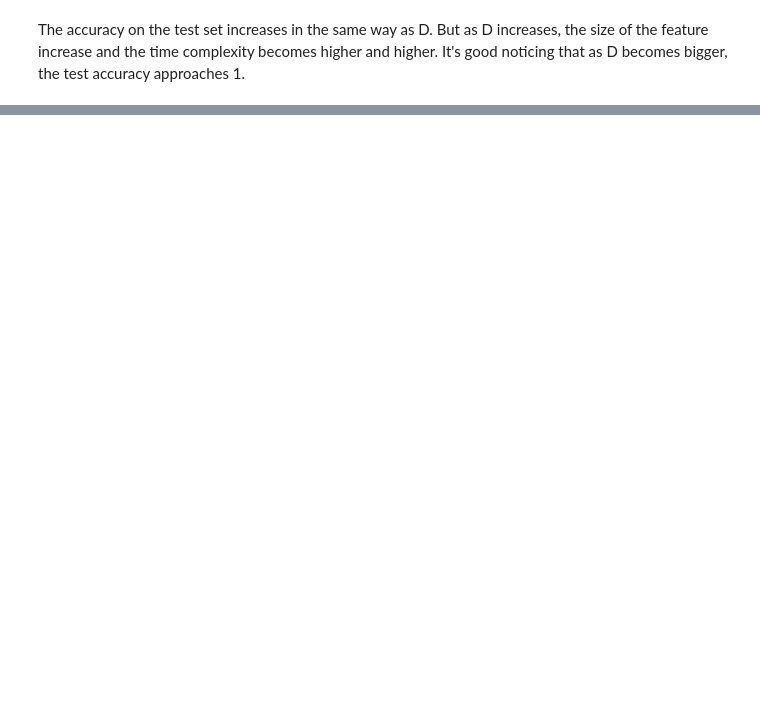
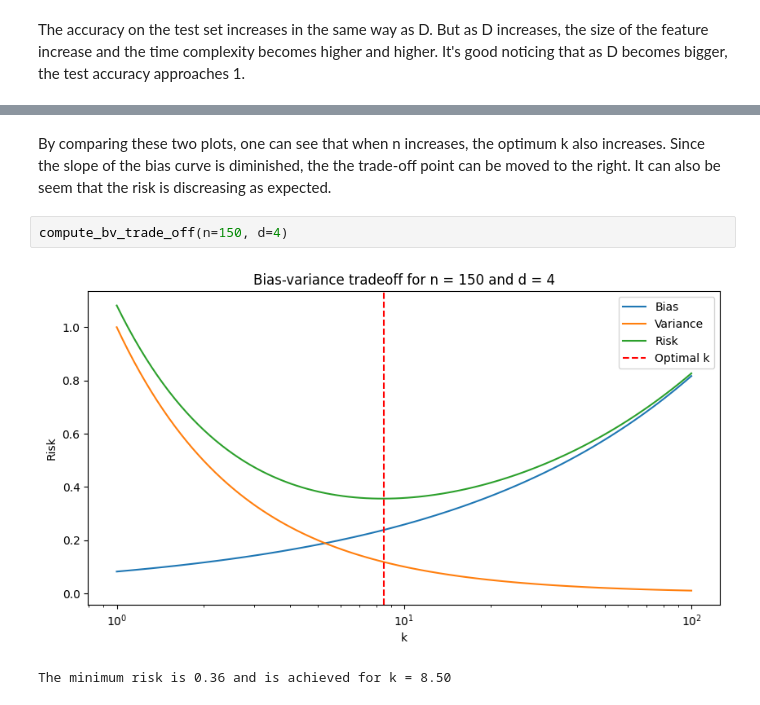
Before and after one commit to roduit/FundamentalLearningEPFL, a Jupyter notebook: Homeworks/HW2/roduit_vincent_325140_HW2.ipynb, the cells around one changed output, grey strips where cells are left out. Drawn from its saved outputs; the diff is of its cells as text; blank space fills up the shorter version.

```diff
--- a/Homeworks/HW2/roduit_vincent_325140_HW2.ipynb
+++ b/Homeworks/HW2/roduit_vincent_325140_HW2.ipynb
@@ -253,0 +380,7 @@ The accuracy on the test set increases in the same way as D. But as D increases,
+# %% [markdown]
+By comparing these two plots, one can see that when n increases, the optimum k also increases. Since the slope of the bias curve is diminished, the the trade-off point can be moved to the right. It can also be seem that the risk is discreasing as expected.
+# %%
+compute_bv_trade_off(n=150, d=4)
+# %% [output]
+[figure, added]
+The minimum risk is 0.36 and is achieved for k = 8.50
```
Also changed, not shown: parts of 29 cells of this notebook.
